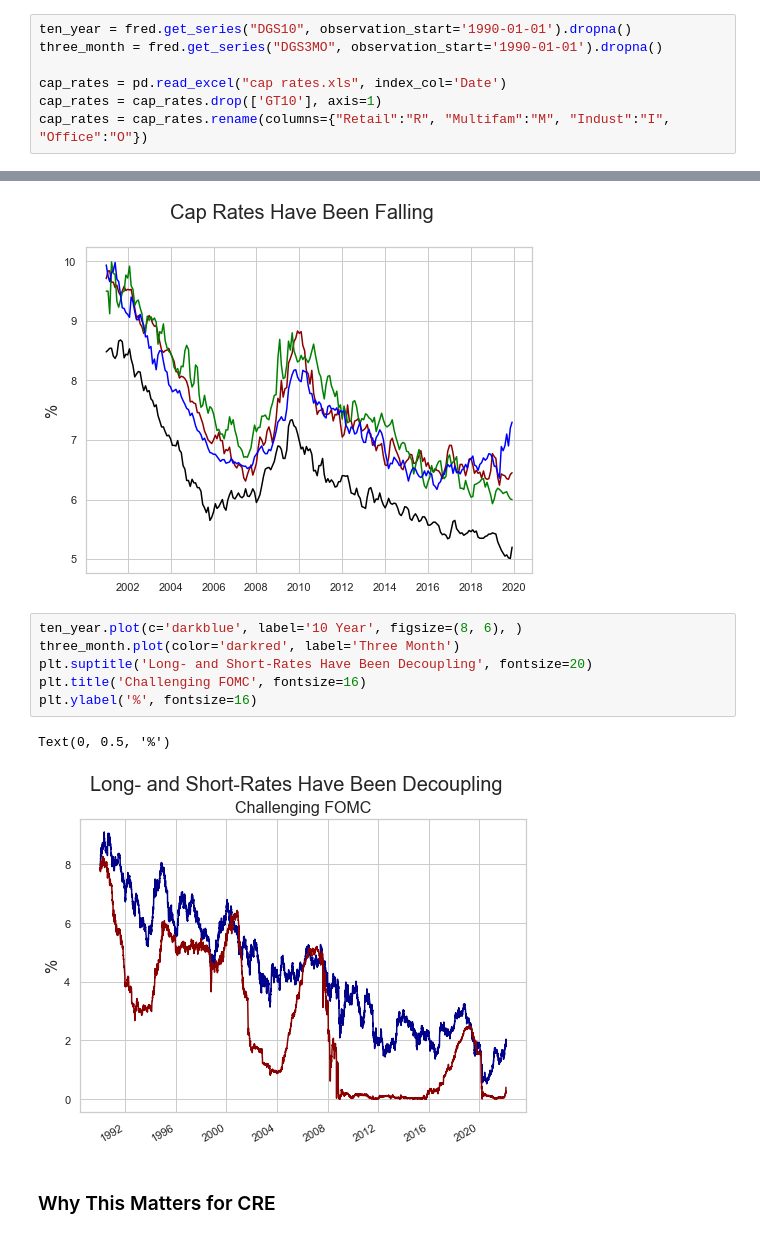
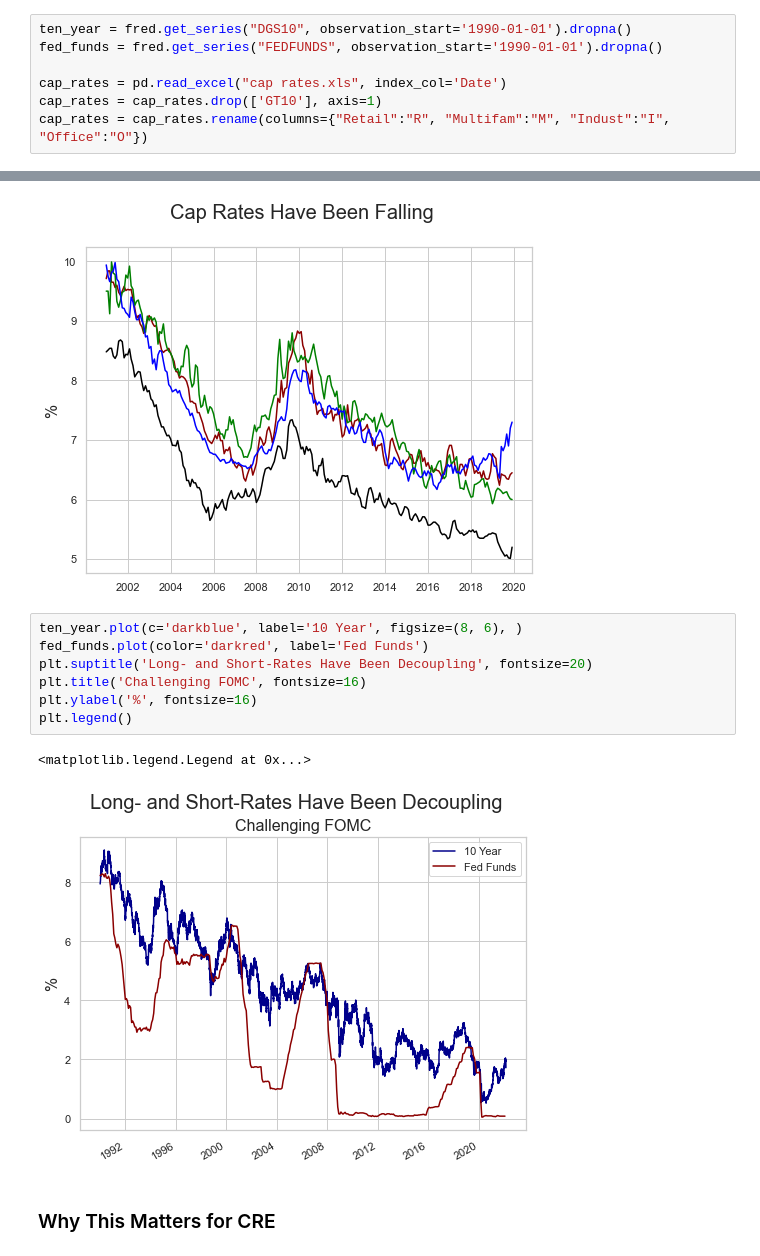
Before and after one commit to thsavage/Public-Presentations, a Jupyter notebook: Q1 State of CRE.ipynb, the cells around one changed output, grey strips where cells are left out. Drawn from its saved outputs; the diff is of its cells as text.

```diff
--- a/Q1 State of CRE.ipynb
+++ b/Q1 State of CRE.ipynb
@@ -30,7 +30,7 @@ fred = Fred(api_key='30e6ecb242a73869e11cb35f6aa3afc3')
 Populating the interactive namespace from numpy and matplotlib
 # %%
 ten_year = fred.get_series("DGS10", observation_start='1990-01-01').dropna()
-three_month = fred.get_series("DGS3MO", observation_start='1990-01-01').dropna()
+fed_funds = fred.get_series("FEDFUNDS", observation_start='1990-01-01').dropna()
 
 cap_rates = pd.read_excel("cap rates.xls", index_col='Date')
 cap_rates = cap_rates.drop(['GT10'], axis=1)
@@ -58,13 +58,14 @@ Text(0, 0.5, '%')
 [figure]
 # %%
 ten_year.plot(c='darkblue', label='10 Year', figsize=(8, 6), )
-three_month.plot(color='darkred', label='Three Month')
+fed_funds.plot(color='darkred', label='Fed Funds')
 plt.suptitle('Long- and Short-Rates Have Been Decoupling', fontsize=20)
 plt.title('Challenging FOMC', fontsize=16)
 plt.ylabel('%', fontsize=16)
+plt.legend()
 # %% [output]
-Text(0, 0.5, '%')
+<matplotlib.legend.Legend at 0x...>
-[figure, old version]
+[figure, new version]
 # %% [markdown]
 ### Why This Matters for CRE
 # %%
```
Also changed, not shown: parts of 6 cells of this notebook, 1 other file.
